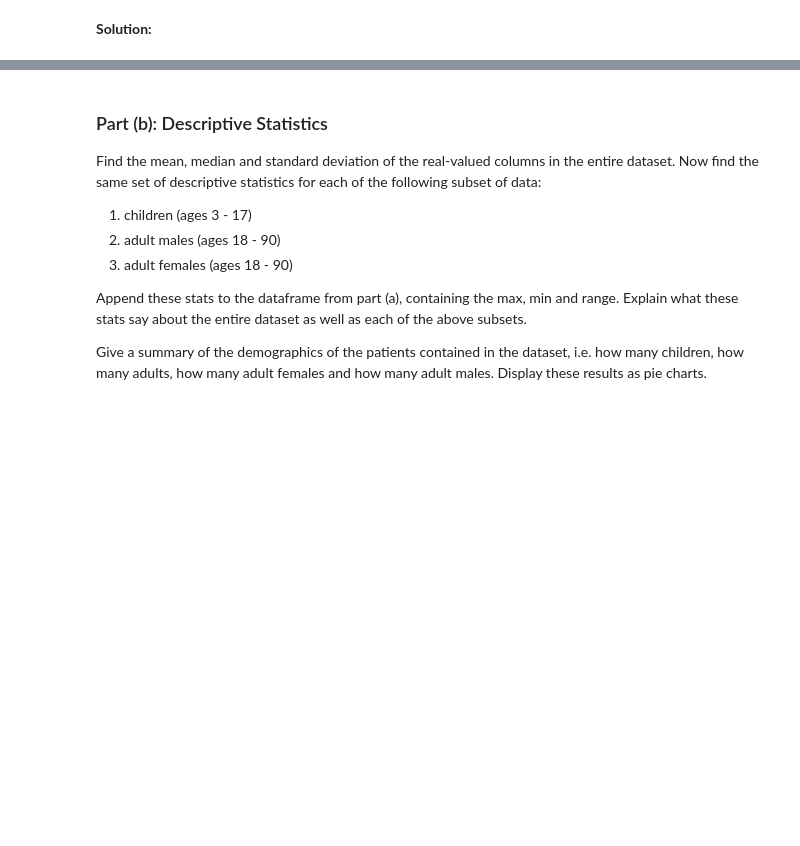
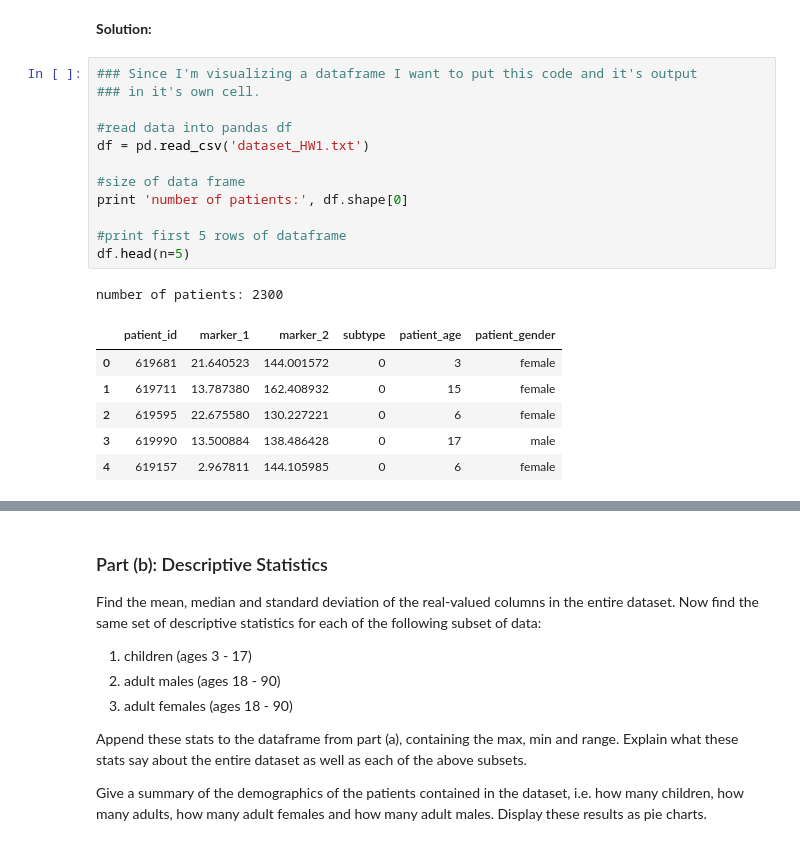
Before and after one commit to itspepsico/lab_files, a Jupyter notebook: Lab_1/Data_Science_Lab1.ipynb, the cells around one changed output, grey strips where cells are left out. Saved outputs shown, nothing was run; the diff lists cells and outputs as text; blank space fills up the shorter version.

```diff
--- a/Lab_1/Data_Science_Lab1.ipynb
+++ b/Lab_1/Data_Science_Lab1.ipynb
@@ -49,3 +53,23 @@ In this problem, we will be using some basic tools of data visualization and sta
 Load the data from `dataset_HW1.txt` into a pandas dataframe. Get a basic picture of the information contained in the dataframe by printing the head, the size of the dataframe, the range of values in numeric-valued columns. Store the max, min and range information as a pandas dataframe.
 # %% [markdown]
 <b>Solution:</b>
+# %%
+### Since I'm visualizing a dataframe I want to put this code and it's output
+### in it's own cell.
+
+#read data into pandas df
+df = pd.read_csv('dataset_HW1.txt')
+
+#size of data frame
+print 'number of patients:', df.shape[0]
+
+#print first 5 rows of dataframe
+df.head(n=5)
+# %% [output]
+number of patients: 2300
+|  | patient_id | marker_1 | marker_2 | subtype | patient_age | patient_gender |
+| 0 | 619681 | 21.640523 | 144.001572 | 0 | 3 | female |
+| 1 | 619711 | 13.787380 | 162.408932 | 0 | 15 | female |
+| 2 | 619595 | 22.675580 | 130.227221 | 0 | 6 | female |
+| 3 | 619990 | 13.500884 | 138.486428 | 0 | 17 | male |
+| 4 | 619157 | 2.967811 | 144.105985 | 0 | 6 | female |
```
Also changed, not shown: parts of 7 cells of this notebook.
